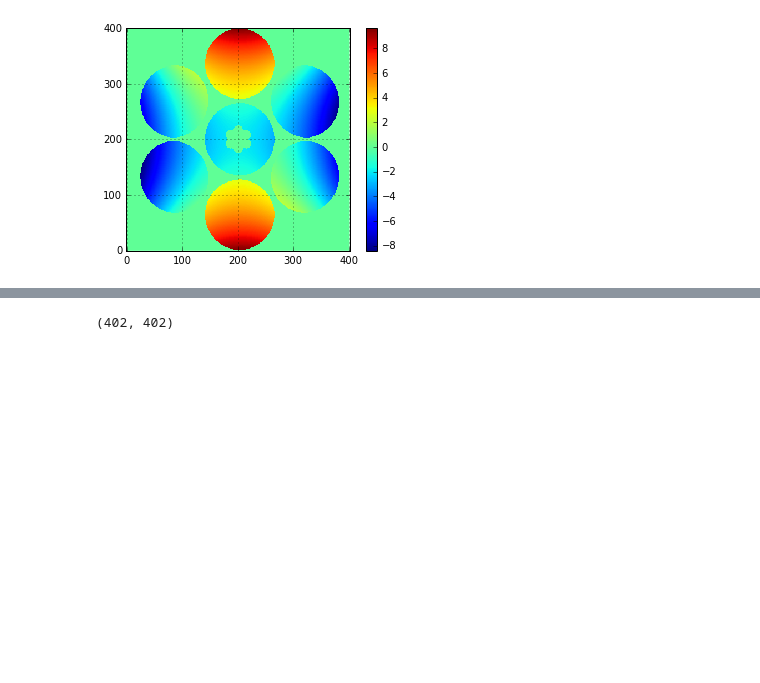
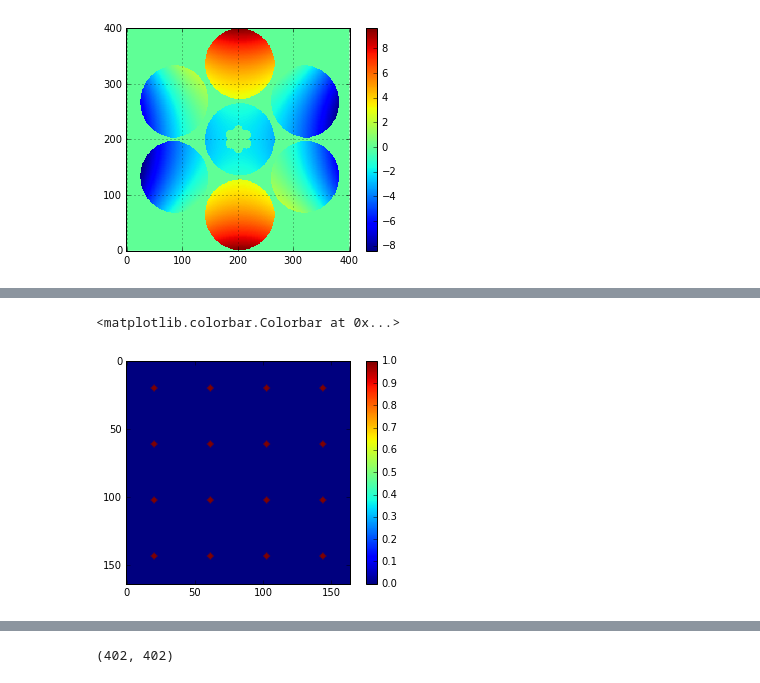
Before and after one commit to rconan/CEO, a Jupyter notebook: segmentPistonSensor/Segment-Piston-Sensor.ipynb, the cells around one changed output, grey strips where cells are left out. Cells and saved outputs as stored; diff of their text form; code cells hidden in the pictures; blank space fills up the shorter version.

```diff
--- a/segmentPistonSensor/Segment-Piston-Sensor.ipynb
+++ b/segmentPistonSensor/Segment-Piston-Sensor.ipynb
@@ -70,0 +89,6 @@ colorbar()
+# %%
+imshow(sps.fft_mask.f.host(shape=(164,164)))
+colorbar()
+# %% [output]
+<matplotlib.colorbar.Colorbar at 0x...>
+[figure, added]
```
Also changed, not shown: parts of 7 cells of this notebook, 2 other files.
